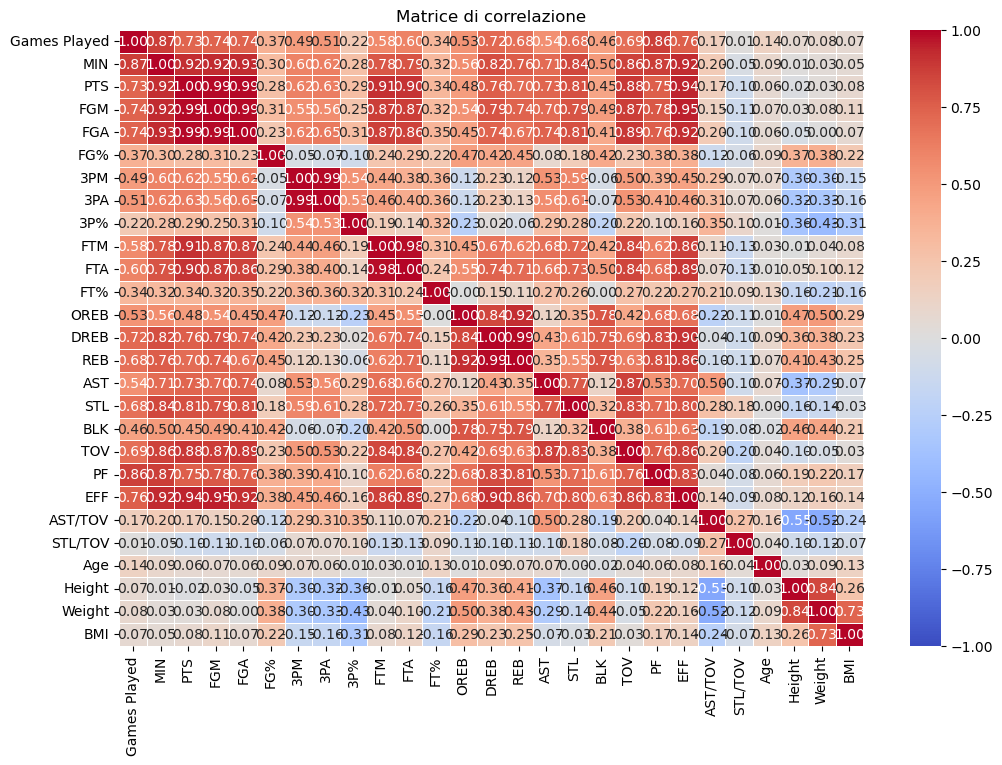
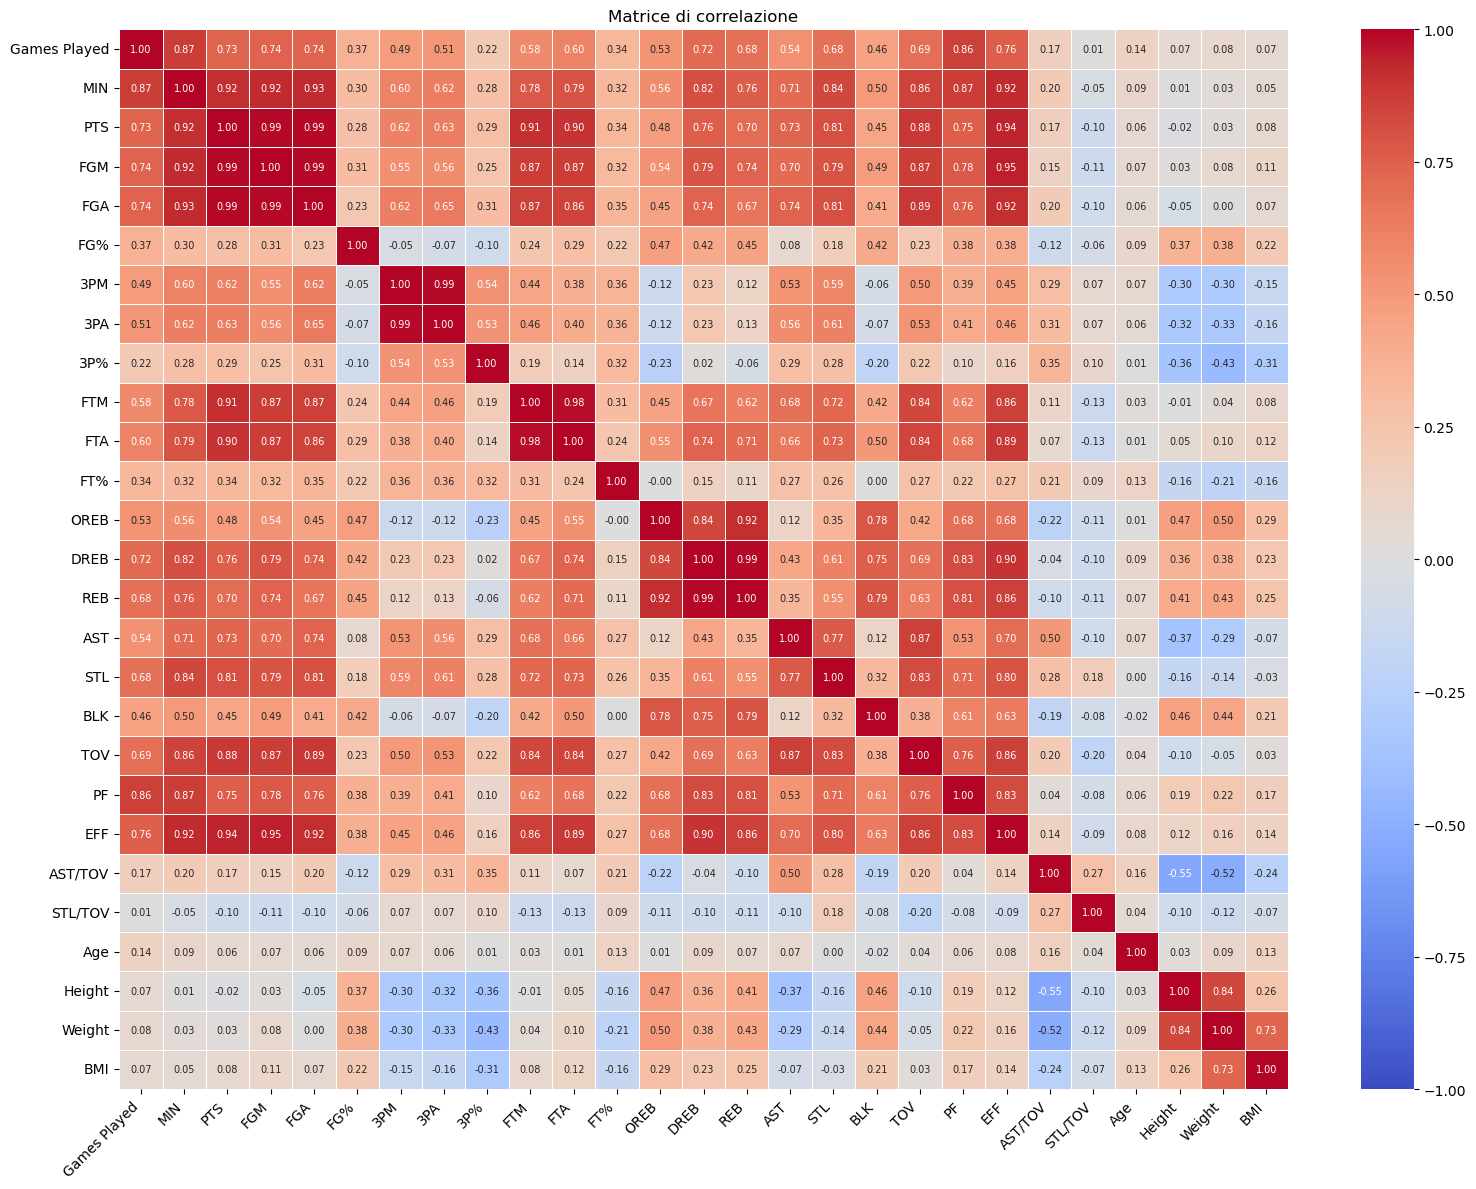
The notebook cell's code change between the first figure and the second:
--- before
+++ after
@@ -1,3 +1,3 @@
-plt.figure(figsize=(12, 8))
+plt.figure(figsize=(16, 12))
 sns.heatmap(
     corr_matrix,
@@ -7,6 +7,11 @@
     linewidths=0.5,
     vmin=-1,
-    vmax=1
+    vmax=1,
+    annot_kws={"size": 7}
 )
+
 plt.title("Matrice di correlazione")
+plt.xticks(rotation=45, ha="right")
+plt.yticks(rotation=0)
+plt.tight_layout()
 plt.show()

Commit: correzione formattazione heat-map